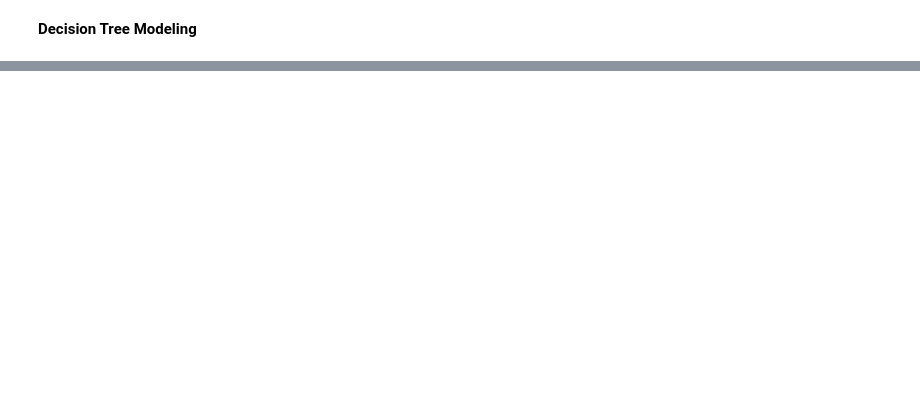
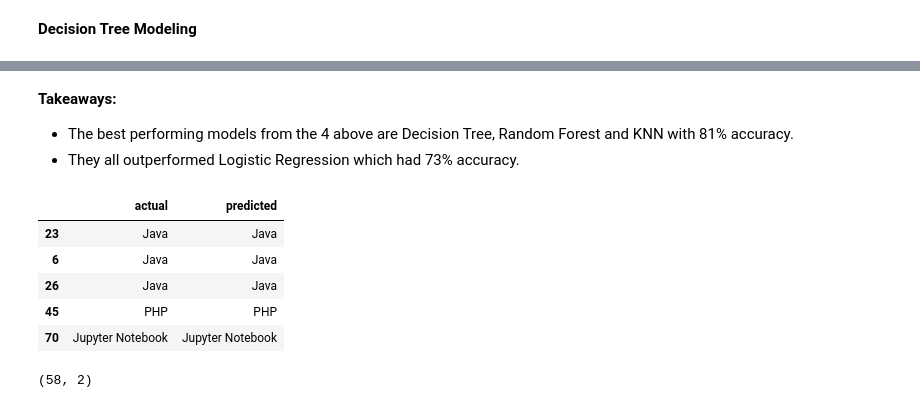
Before and after one commit to heather-desiree-carl-NLP-project/NLP-group-project, a Jupyter notebook: carl-NLP-group-project.ipynb, the cells around one changed output, grey strips where cells are left out. Cells and saved outputs as stored; diff of their text form; code cells hidden in the pictures; blank space fills up the shorter version.

```diff
--- a/carl-NLP-group-project.ipynb
+++ b/carl-NLP-group-project.ipynb
@@ -607,0 +592,17 @@ Jupyter Notebook       1.00      1.00      1.00         7
+# %% [markdown]
+**Takeaways:**
+- The best performing models from the 4 above are Decision Tree, Random Forest and KNN with 81% accuracy.
+- They all outperformed Logistic Regression which had 73% accuracy.
+# %%
+train.head()
+# %% [output]
+|  | actual | predicted |
+| 23 | Java | Java |
+| 6 | Java | Java |
+| 26 | Java | Java |
+| 45 | PHP | PHP |
+| 70 | Jupyter Notebook | Jupyter Notebook |
+# %%
+train.shape
+# %% [output]
+(58, 2)
```
Also changed, not shown: parts of 36 cells of this notebook.
